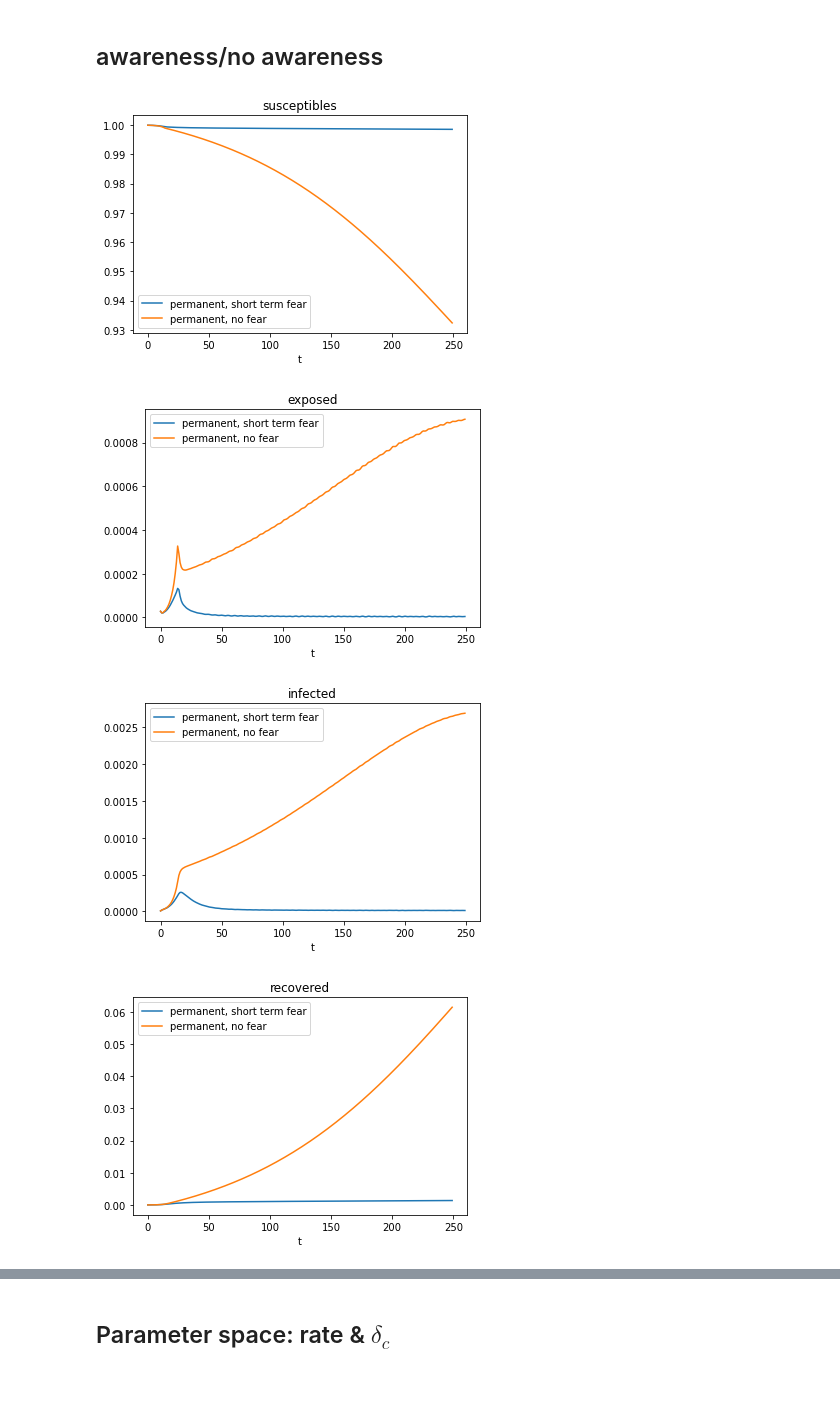
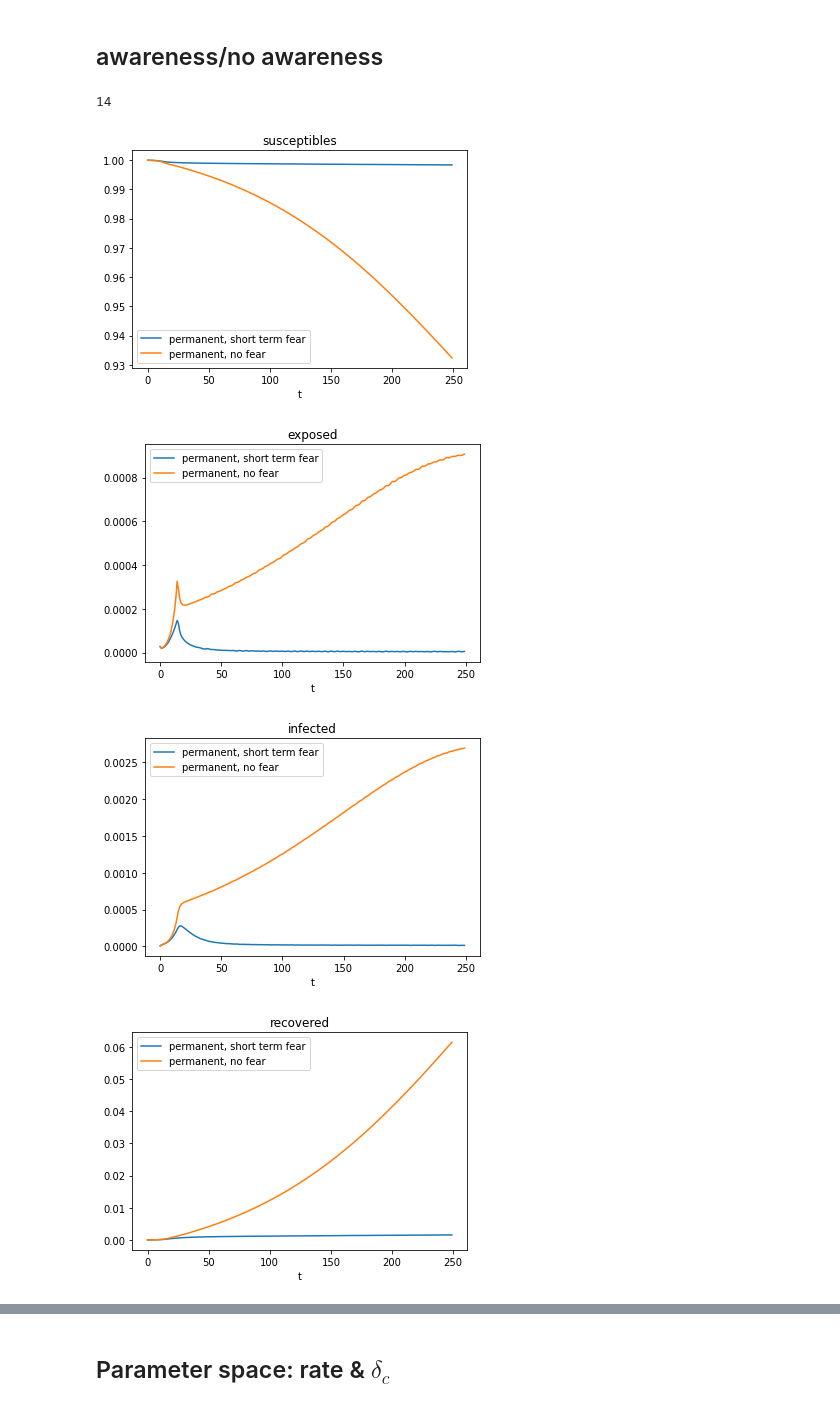
Before and after one commit to giuliacampesan/LDEProject, a Jupyter notebook: LDE_Project.ipynb, the cells around one changed output, grey strips where cells are left out. Saved outputs shown, nothing was run; the diff lists cells and outputs as text; code cells hidden in the pictures.

```diff
--- a/LDE_Project.ipynb
+++ b/LDE_Project.ipynb
@@ -113,32 +56,3 @@ def lockdown_model(t, z, beta, mu, gamma, fD, delta_c, k, nu, r1, r2, thrsld):
-# %%
-# model parameters
-R_0 = 3.49
-mu = 1/2      #(mean latency period)^-1
-gamma = 1/6   #(mean infectious period)^-1
-beta = R_0 * gamma
-gamma_H = 1/10   # (mean hospital stay)^-1
-fD = 0.08
-k = 1
-nu = 3239/6909 #ratio from H to D n(D/H)/n(H)=3239/6909 section 3.1 April
-r = 0.31
-r1 = 0.31
-r2 = 0.26
-delta_c = (50/60)*1e-6
-D_c = 5e3/(60e6)
-N = 60*1e6
-
-# initial situation in Italy
-S0 = 60.352*1e6
-E0 = 1695
-I0 = 308.8
-R0 = 311.1
-H0 = 127.4
-D0 = 0
-N0 = E0+I0+H0+R0+S0
-
-thrsld = 1e-5*S0/N0
-
-z0 = np.array([S0, E0, I0, R0, H0, D0])/N0
 # %% [markdown]
 ## awareness/no awareness
 # %%
@@ -149,40 +63,42 @@ t = np.arange(t_max)
 #at first, we look for time instant at which the hospitalized threshold for
 #lockdown is reached, then we use it in a permanent lockdown model
 t_thrsld=t_max+1
-sol = solve_ivp(mymodel_hosp, [0,t_max], z0, dense_output=True, args=(beta, mu, gamma, fD, delta_c, k, nu, 1, thrsld, t_thrsld))
+sol = solve_ivp(mymodel_hosp, [0,t_max], z0, dense_output=True, args=(beta, mu, gamma, fD, delta_c, k, nu, 1, t_thrsld))
+S, E, I, R, H, D = sol.sol(t)
 
-S, E, I, R, H, D = sol.sol(t)
-x = [S, E, I, R, H, D]
-
-index = 0
+index = t_max+1
 for i, h in enumerate(H):
     if (h>thrsld):
         index=i
         break
 
 t_thrsld = index
-sol = solve_ivp(mymodel_hosp, [0,t_max], z0, dense_output=True, args=(beta, mu, gamma, fD, delta_c, k, nu, r, thrsld, t_thrsld))
+sol = solve_ivp(mymodel_hosp, [0,t_max], z0, dense_output=True, args=(beta, mu, gamma, fD, delta_c, k, nu, r, t_thrsld))
 
 S, E, I, R, H, D = sol.sol(t)
 x = [S, E, I, R, H, D]
+
+print(t_thrsld)
+# %% [output]
+14
 # %%
 # no fear -> delta_c=10000
-sol1 = solve_ivp(mymodel_hosp, [0,t_max], z0, dense_output=True, args=(beta, mu, gamma, fD, 10000, k, nu, r, thrsld, t_thrsld))
+sol1 = solve_ivp(mymodel_hosp, [0,t_max], z0, dense_output=True, args=(beta, mu, gamma, fD, 10000, k, nu, r, t_thrsld))
 
 S1, E1, I1, R1, H1, D1 = sol1.sol(t)
 x1 = [S1, E1, I1, R1, H1, D1]
 
 names = ['susceptibles', 'exposed', 'infected', 'recovered', 'hospitalized', 'deads']
 for i,(col,col1) in enumerate(zip(x, x1)):
     plt.figure(i)
     plt.plot(t, col.T, label = 'permanent, short term fear')
     plt.plot(t, col1.T, label = 'permanent, no fear')
     plt.xlabel('t')
     plt.legend()
     plt.title(names[i])
 # %% [output]
-[figure, old version]
+[figure, new version]
-[figure, old version]
+[figure, new version]
-[figure, old version]
+[figure, new version]
-[figure, old version]
+[figure, new version]
 [figure]
```
Also changed, not shown: parts of 49 cells of this notebook.
